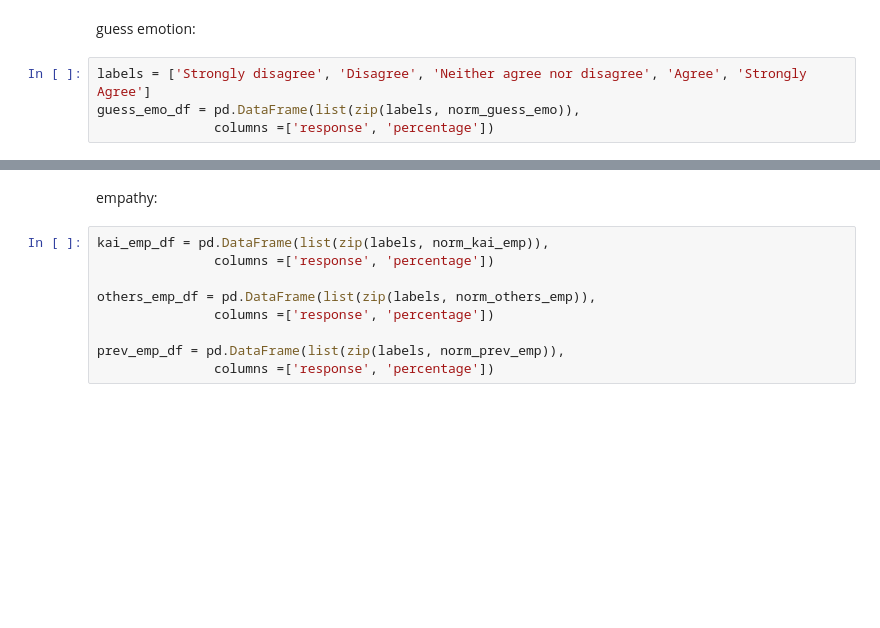
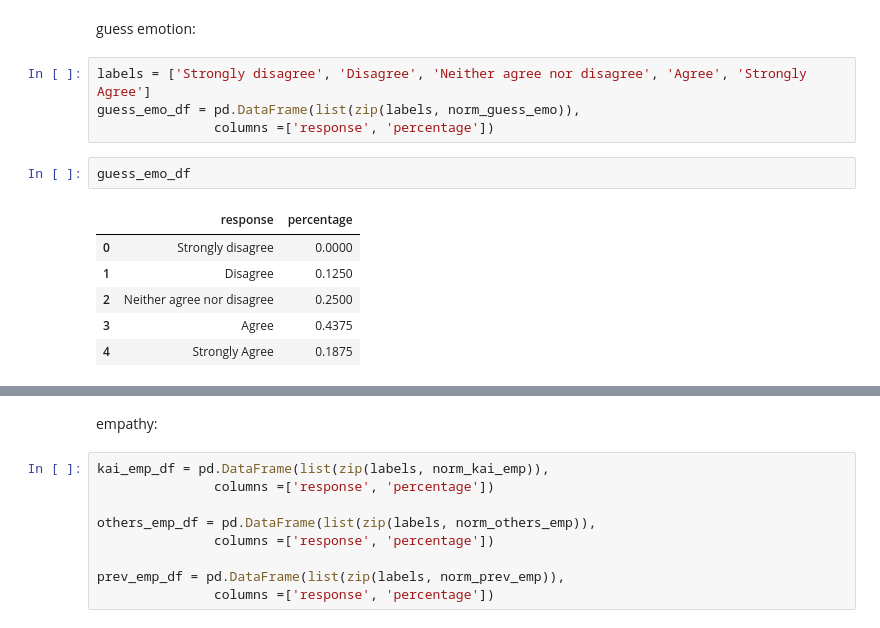
Before and after one commit to radostinpetrov/SATbot1.2, a Jupyter notebook: Trial evaluation/Evaluation insights.ipynb, the cells around one changed output, grey strips where cells are left out. Drawn from its saved outputs; the diff is of its cells as text; blank space fills up the shorter version.

```diff
--- a/Trial evaluation/Evaluation insights.ipynb
+++ b/Trial evaluation/Evaluation insights.ipynb
@@ -264,5 +269,14 @@ guess emotion:
 labels = ['Strongly disagree', 'Disagree', 'Neither agree nor disagree', 'Agree', 'Strongly Agree']
 guess_emo_df = pd.DataFrame(list(zip(labels, norm_guess_emo)),
                columns =['response', 'percentage'])
+# %%
+guess_emo_df
+# %% [output]
+|  | response | percentage |
+| 0 | Strongly disagree | 0.0000 |
+| 1 | Disagree | 0.1250 |
+| 2 | Neither agree nor disagree | 0.2500 |
+| 3 | Agree | 0.4375 |
+| 4 | Strongly Agree | 0.1875 |
 # %%
 #guess emotion
```
Also changed, not shown: parts of 9 cells of this notebook.
